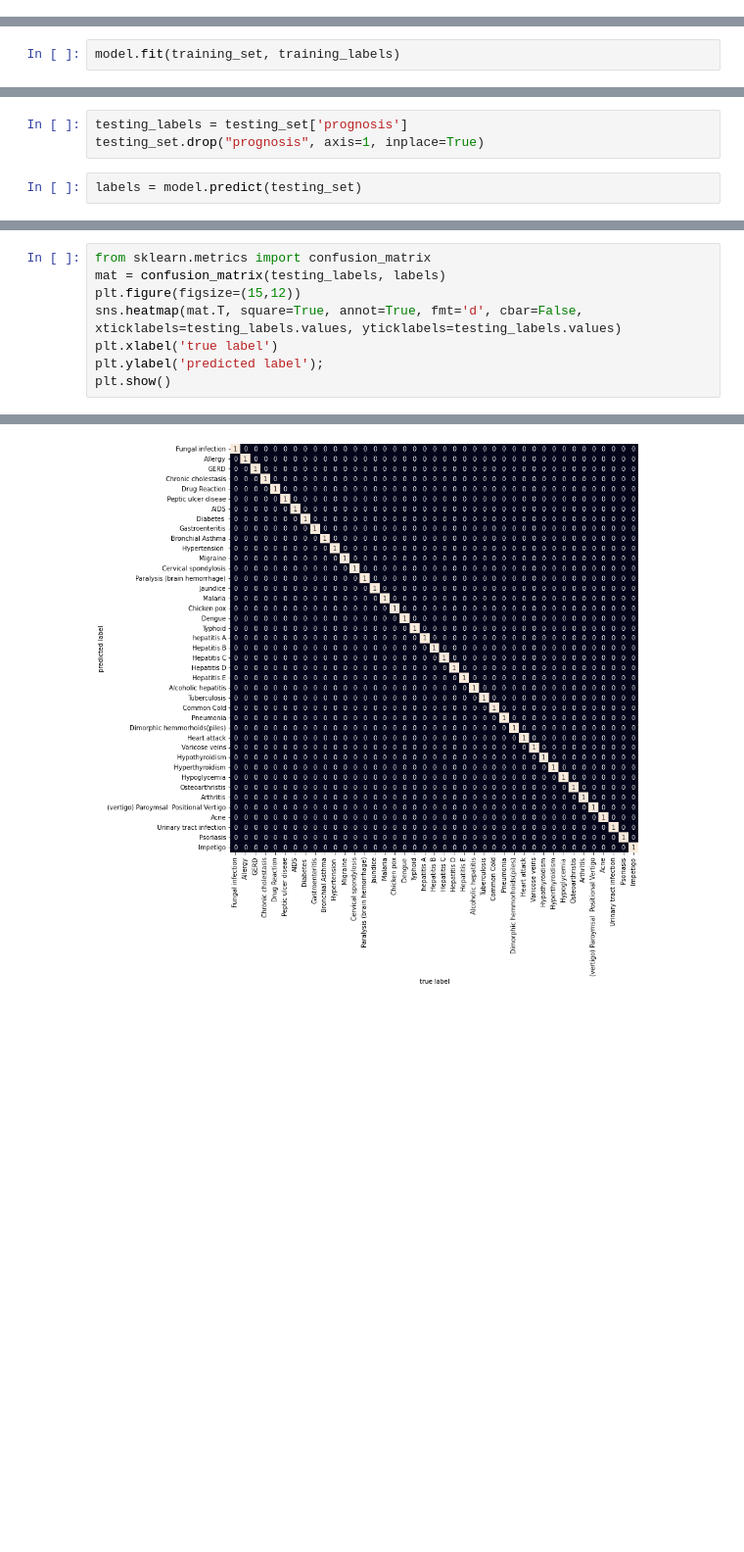
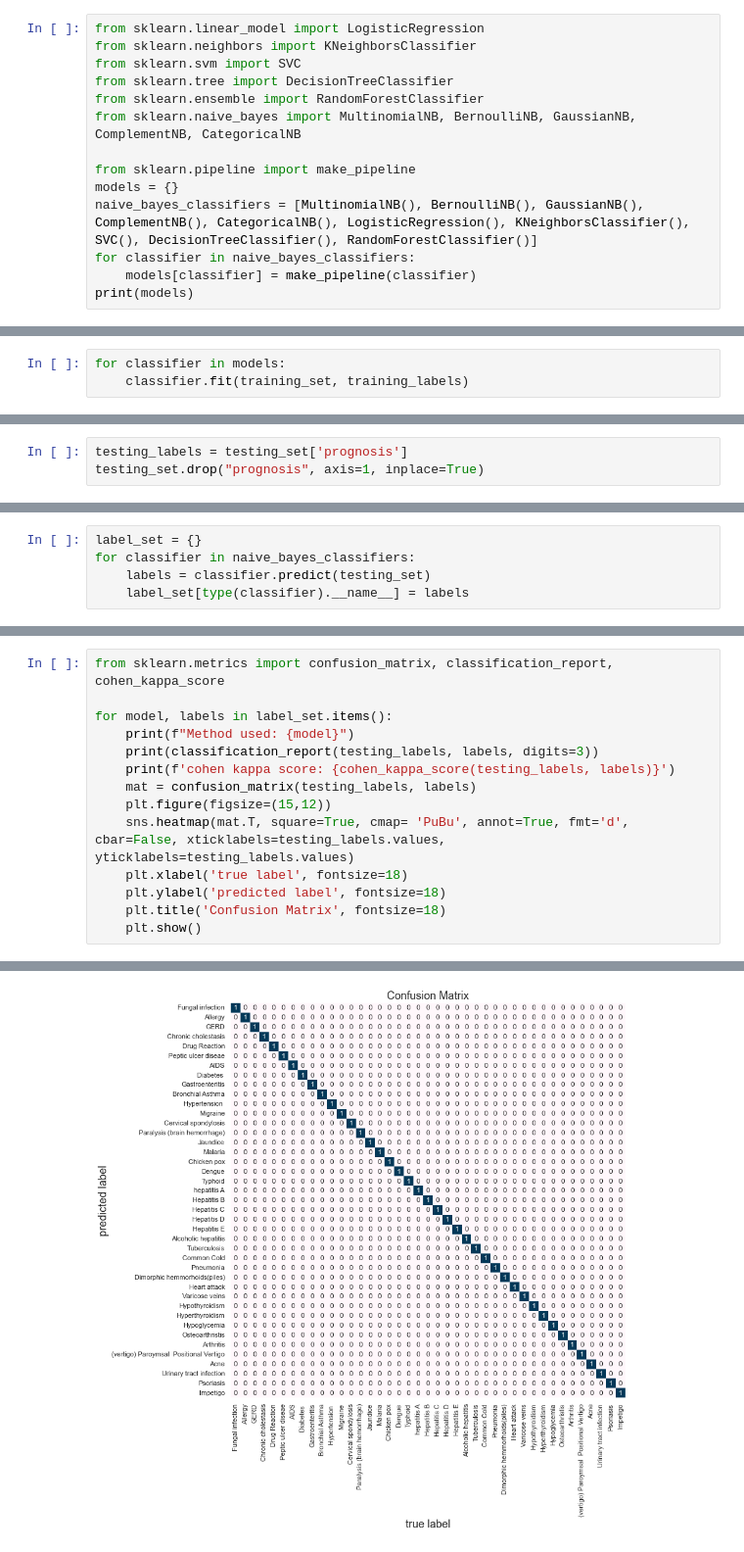
Before and after one commit to vladyslavmakartet/earin_labs, a Jupyter notebook: lab7/task.ipynb, the cells around one changed output, grey strips where cells are left out. Shown at 98% size. Drawn from its saved outputs; the diff is of its cells as text; blank space fills up the shorter version.

```diff
--- a/lab7/task.ipynb
+++ b/lab7/task.ipynb
@@ -96,0 +164,14 @@ model = make_pipeline(MultinomialNB())
+# %%
+from sklearn.linear_model import LogisticRegression
+from sklearn.neighbors import KNeighborsClassifier
+from sklearn.svm import SVC
+from sklearn.tree import DecisionTreeClassifier
+from sklearn.ensemble import RandomForestClassifier
+from sklearn.naive_bayes import MultinomialNB, BernoulliNB, GaussianNB, ComplementNB, CategoricalNB
+
+from sklearn.pipeline import make_pipeline
+models = {}
+naive_bayes_classifiers = [MultinomialNB(), BernoulliNB(), GaussianNB(), ComplementNB(), CategoricalNB(), LogisticRegression(), KNeighborsClassifier(), SVC(), DecisionTreeClassifier(), RandomForestClassifier()]
+for classifier in naive_bayes_classifiers:
+    models[classifier] = make_pipeline(classifier)
+print(models)
@@ -97,2 +180,3 @@ model = make_pipeline(MultinomialNB())
 # %%
-model.fit(training_set, training_labels)
+for classifier in models:
+    classifier.fit(training_set, training_labels)
@@ -101,5 +183,3 @@ Pipeline(steps=[('multinomialnb', MultinomialNB())])
 # %%
 testing_labels = testing_set['prognosis']
 testing_set.drop("prognosis", axis=1, inplace=True)
-# %%
-labels = model.predict(testing_set)
@@ -109,0 +186,5 @@ import seaborn as sns
+# %%
+label_set = {}
+for classifier in naive_bayes_classifiers:
+    labels = classifier.predict(testing_set)
+    label_set[type(classifier).__name__] = labels
@@ -110,9 +193,15 @@ import seaborn as sns
 # %%
-from sklearn.metrics import confusion_matrix
-mat = confusion_matrix(testing_labels, labels)
-plt.figure(figsize=(15,12))
-sns.heatmap(mat.T, square=True, annot=True, fmt='d', cbar=False, xticklabels=testing_labels.values, yticklabels=testing_labels.values)
-plt.xlabel('true label')
-plt.ylabel('predicted label');
-plt.show()
+from sklearn.metrics import confusion_matrix, classification_report, cohen_kappa_score
+
+for model, labels in label_set.items():
+    print(f"Method used: {model}")
+    print(classification_report(testing_labels, labels, digits=3))
+    print(f'cohen kappa score: {cohen_kappa_score(testing_labels, labels)}')
+    mat = confusion_matrix(testing_labels, labels)
+    plt.figure(figsize=(15,12))
+    sns.heatmap(mat.T, square=True, cmap= 'PuBu', annot=True, fmt='d', cbar=False, xticklabels=testing_labels.values, yticklabels=testing_labels.values)
+    plt.xlabel('true label', fontsize=18)
+    plt.ylabel('predicted label', fontsize=18)
+    plt.title('Confusion Matrix', fontsize=18)
+    plt.show()
 # %% [output]
@@ -119 +225 @@ plt.show()
-[figure, old version]
+[figure, new version]
```
Also changed, not shown: parts of 15 cells of this notebook.
